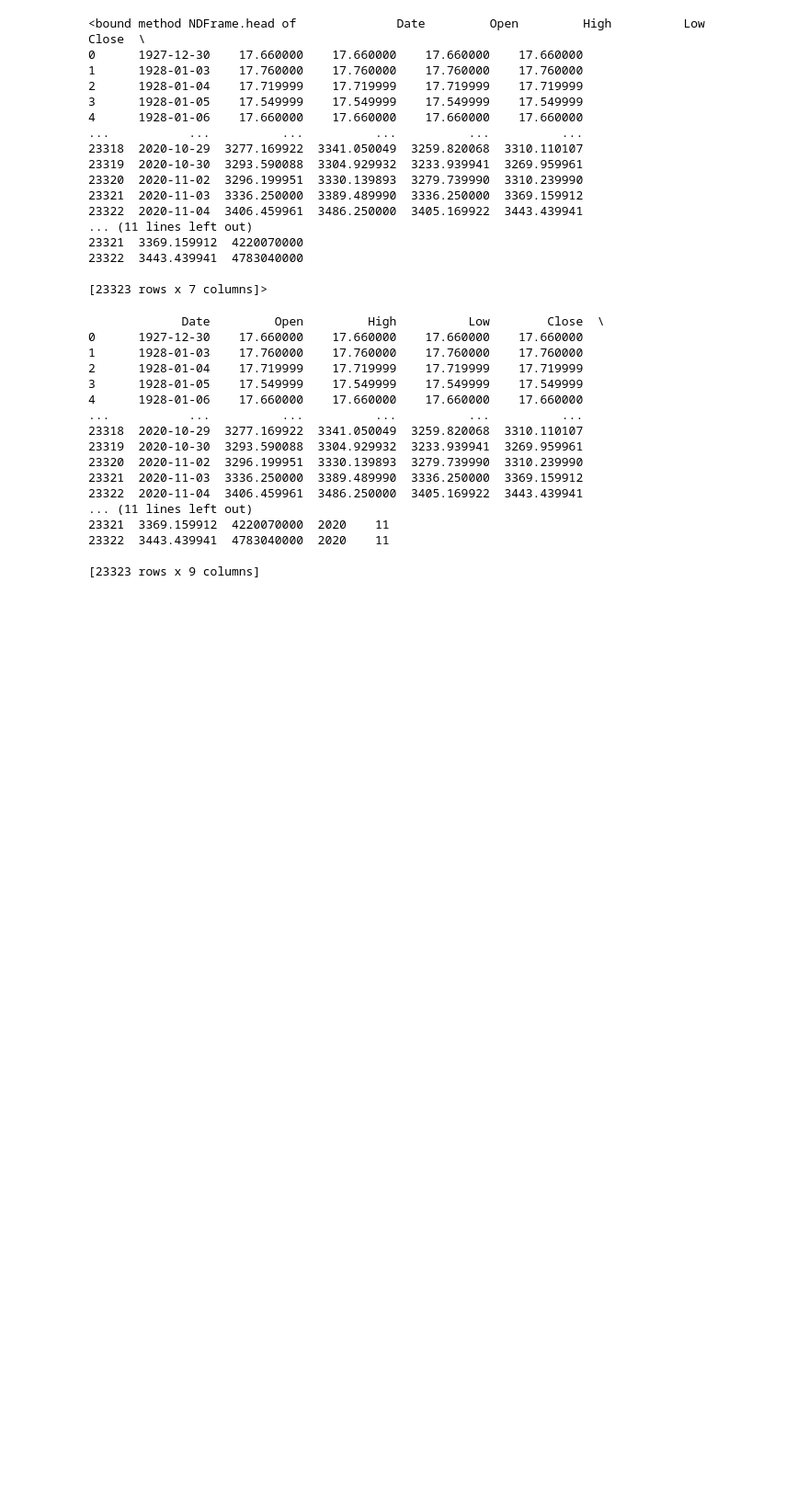
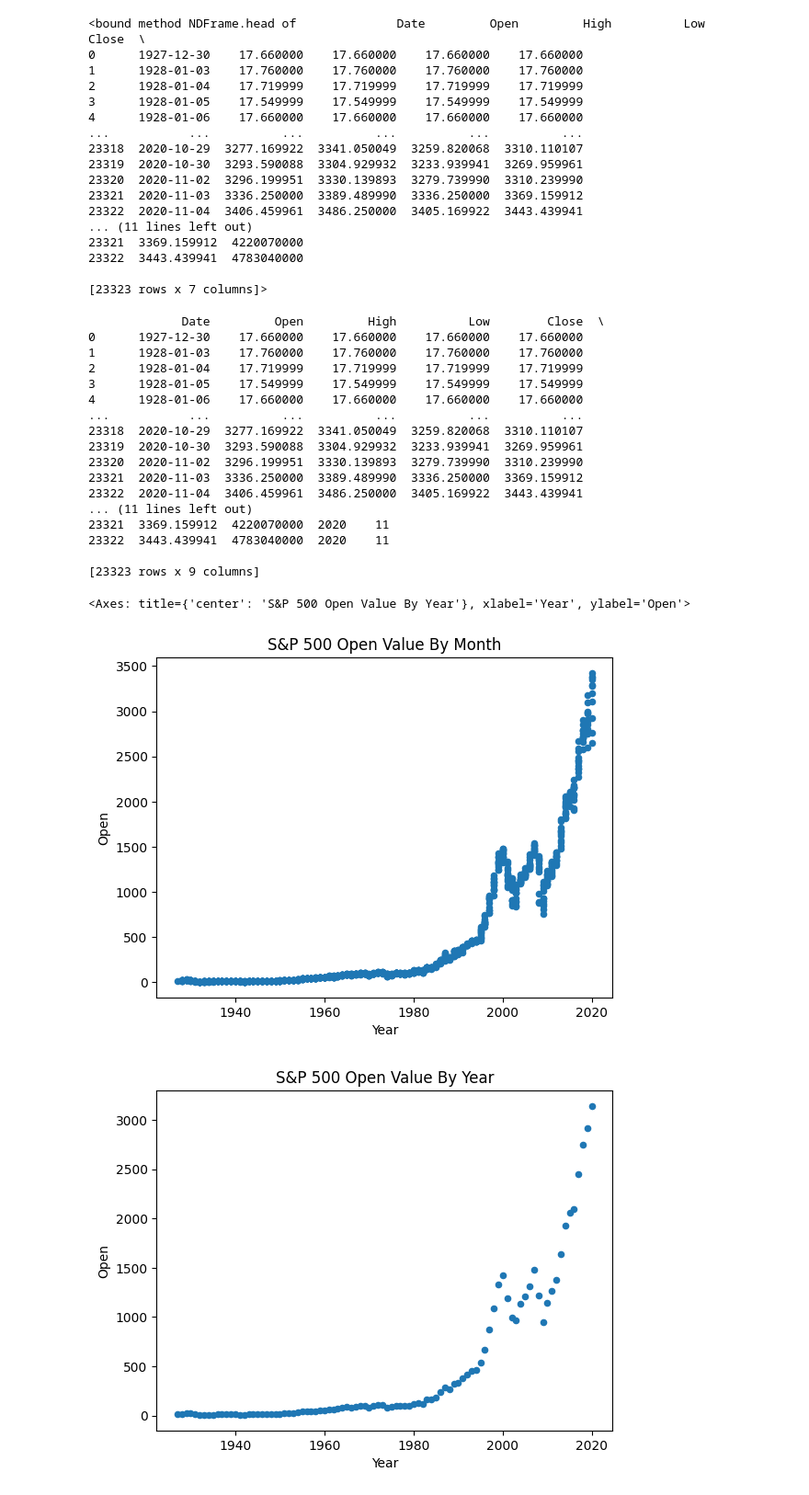
Before and after one commit to DoyleAaron/Data-Science-Year-4, a Jupyter notebook: S&P-500-Data/s&p-500.ipynb, the cells around one changed output. Shown: that part at 92% size. Cells and saved outputs as stored; diff of their text form; code cells hidden in the pictures; blank space fills up the shorter version.

Commit message:
Prediction model working
I now have a predictionmodel fully working with a better understanding of how the plotting works with MatPlotLib

```diff
--- a/S&P-500-Data/s&p-500.ipynb
+++ b/S&P-500-Data/s&p-500.ipynb
@@ -57,9 +57,22 @@ print(df)
 # %%
 #  Now that I have the years and months I want to extract them into 2 different csvs so that I can use them for displaying different time periods on my charts
 monthly = df.groupby(['Year', 'Month'])['Open'].mean().reset_index()
-monthly['Open'] = monthly['Open'].round(1)
+monthly['Open'] = monthly['Open'].round(1) # I am rounding this to one deciaml place to make it easier to display on the charts
 monthly.to_csv('monthly-data.csv', index=False)
+monthly = pd.read_csv('monthly-data.csv')
 
 yearly = df.groupby(['Year'])['Open'].mean().reset_index()
 yearly['Open'] = yearly['Open'].round(1)
 yearly.to_csv('yearly-data.csv', index=False)
+yearly = pd.read_csv('yearly-data.csv')
+# %%
+monthly.plot.scatter(x = 'Year', y = 'Open', title = 'S&P 500 Open Value By Month')
+# As we can see in this graph the data is displaying correctly but there is probably a little too much data for it to be readable
+
+
+yearly.plot.scatter(x = 'Year', y = 'Open', title = 'S&P 500 Open Value By Year')
+# This is now a little more readable but I want to focus in on a period of the data more maybe from 1990 onwards
+# %% [output]
+<Axes: title={'center': 'S&P 500 Open Value By Year'}, xlabel='Year', ylabel='Open'>
+[figure, added]
+[figure, added]
```
Also changed, not shown: parts of 2 cells of this notebook.
